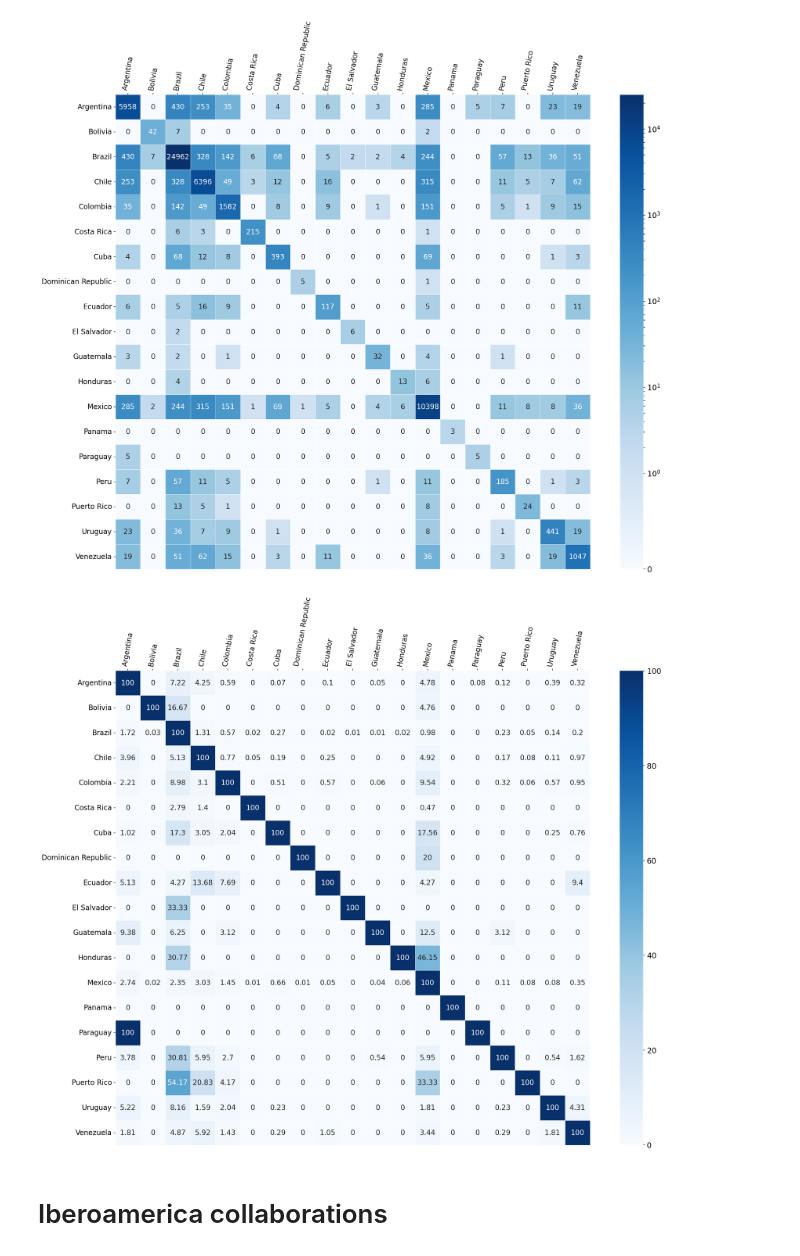
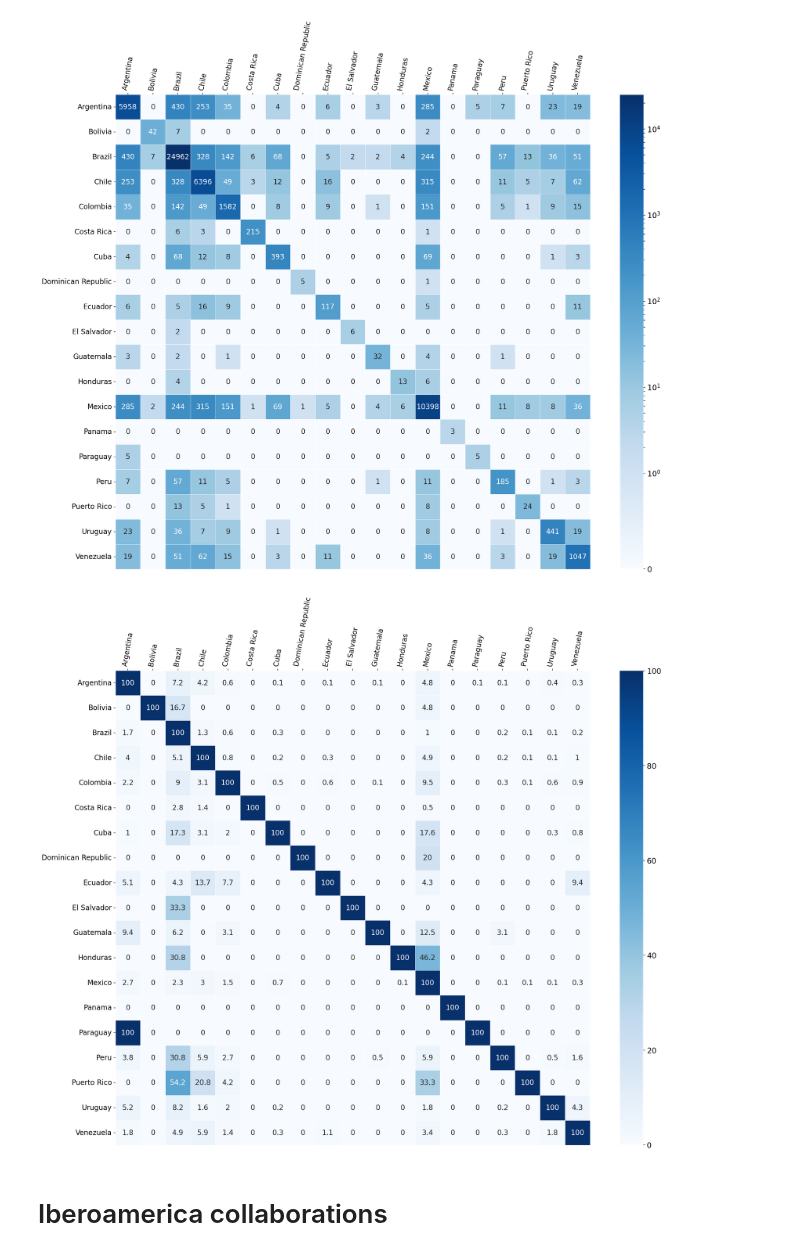
Before and after one commit to restrepo/inspireauth, a Jupyter notebook: INSPIREHEP_new_nbs/INSPIREHEP_new_collaborations.ipynb, the cells around one changed output. Saved outputs shown, nothing was run; the diff lists cells and outputs as text; code cells hidden in the pictures.

```diff
--- a/INSPIREHEP_new_nbs/INSPIREHEP_new_collaborations.ipynb
+++ b/INSPIREHEP_new_nbs/INSPIREHEP_new_collaborations.ipynb
@@ -239,7 +239,7 @@ def normalised_shared_papers_matrix():
     normalised_matrix = []
     for row in raw_collab_matrix:
         max_value = max(row)  # The maximum value in the row (self-collaboration)
-        normalised_row = [round((cell / max_value) * 100, 2) if max_value != 0 else 0 for cell in row]
+        normalised_row = [round((cell / max_value) * 100, 1) if max_value != 0 else 0 for cell in row]
         normalised_matrix.append(normalised_row)
 
     return normalised_matrix
@@ -248,7 +248,7 @@ normalised_collab_matrix = normalised_shared_papers_matrix()
 # %% [markdown]
 # Generating the plots
 # %%
-def gen_collab_matrix_plot(collab_matrix, scale='symlog'):
+def gen_collab_matrix_plot(collab_matrix, scale='symlog', name="collab_matrix"):
     """
     Generate a heatmap of the collaboration matrix with an option to use a symlog or linear color scale.
 
@@ -282,6 +282,6 @@ def gen_collab_matrix_plot(collab_matrix, scale='symlog'):
     ax.set_yticklabels(LA_countries, rotation='horizontal', fontsize=14)
 
     # Save the figure if needed
-    # fig.savefig('../figures/collaborations/collab_matrix.pdf', dpi=150, bbox_inches='tight')
+    fig.savefig(f"../figures/collaborations/{name}.pdf", dpi=150, bbox_inches='tight')
 # %%
 # Absolute value matrix
@@ -289,9 +289,9 @@ gen_collab_matrix_plot(collab_matrix)
 # %% [output]
 [figure]
 # %%
-gen_collab_matrix_plot(normalised_collab_matrix, scale="linear")
+gen_collab_matrix_plot(normalised_collab_matrix, scale="linear", name="normalised_collab_matrix")
 # %% [output]
-[figure, old version]
+[figure, new version]
 # %% [markdown]
 # Iberoamerica collaborations
 # %%
```
Also changed, not shown: parts of 8 cells of this notebook, 2 other files.
